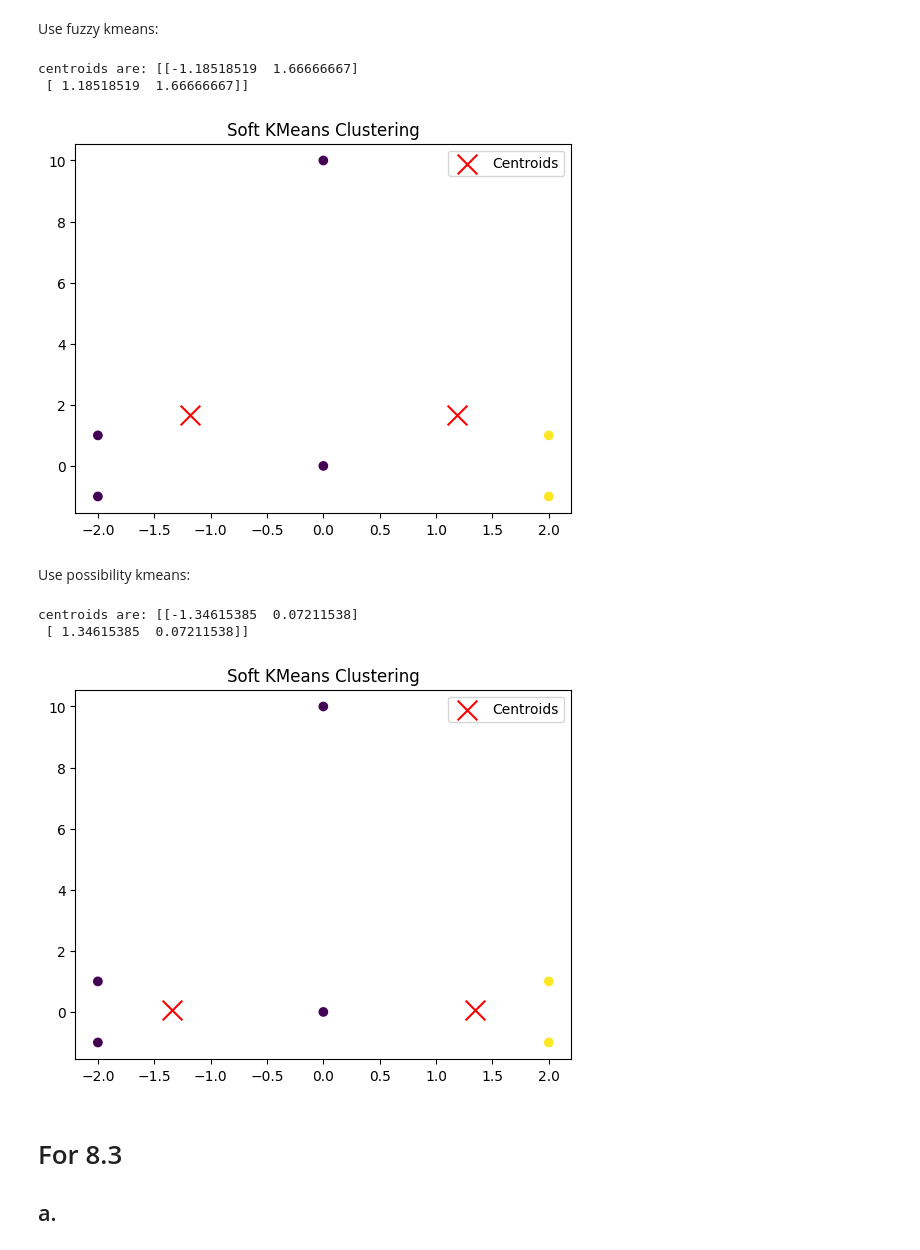
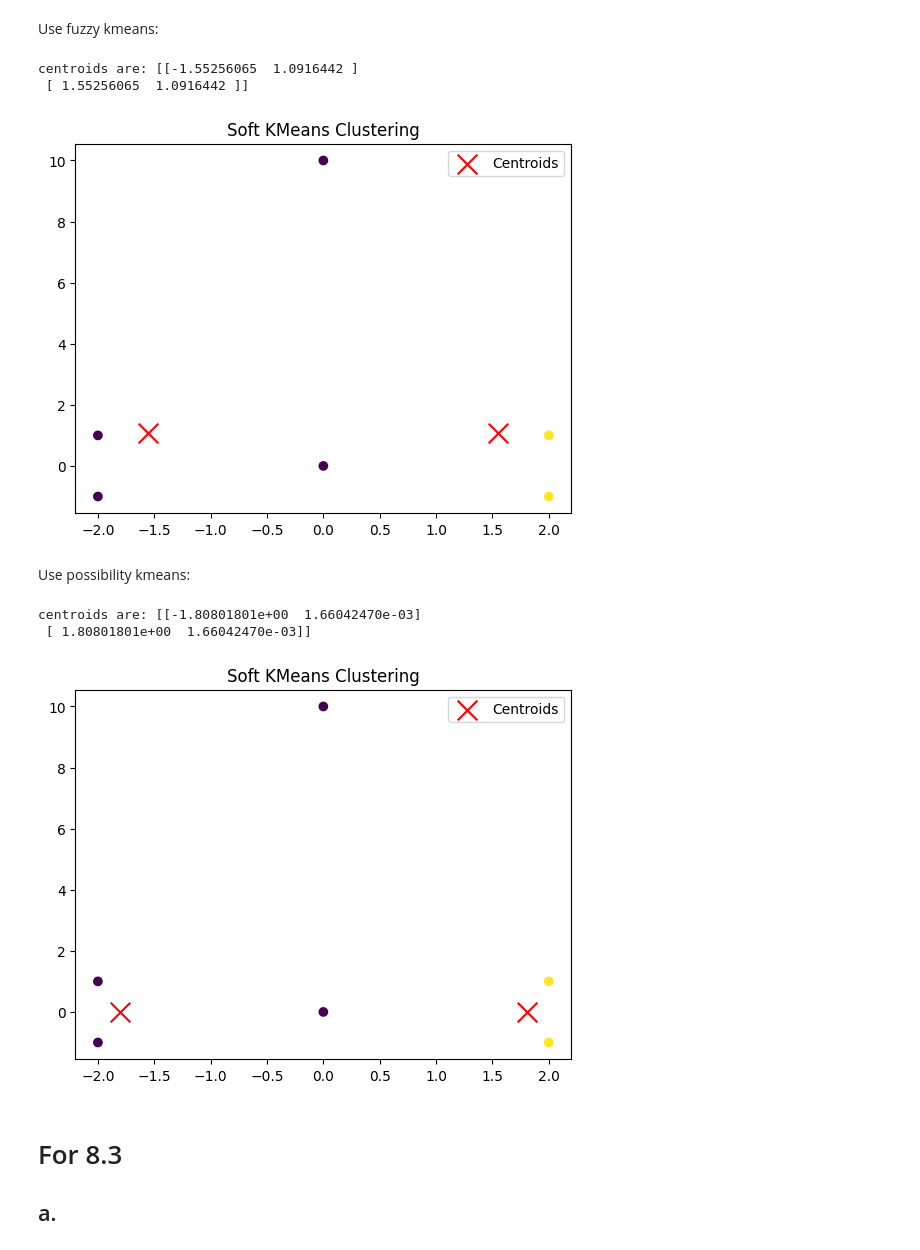
Before and after one commit to Ethylene9160/SDM359_Advanced_Machine_Learning, a Jupyter notebook: assignment/ass11/ass11.ipynb, the cells around one changed output. Saved outputs shown, nothing was run; the diff lists cells and outputs as text; code cells hidden in the pictures.

```diff
--- a/assignment/ass11/ass11.ipynb
+++ b/assignment/ass11/ass11.ipynb
@@ -109,21 +94,21 @@ kmeans_82 = mkm.SoftKMeansForAss(k=2,beta=2.0, epochs=1)  # beta参数控制soft
 # %% [markdown]
 Use fuzzy kmeans:
 # %%
-kmeans_82.fit_fuzzy(data_82, init_centroids=center_82)
+kmeans_82.fit_fuzzy(data_82, init_centroids=center_82.copy())
 draw(kmeans_82.labels_, kmeans_82.centroids, 'Soft KMeans Clustering', data_82)
 # %% [output]
-centroids are: [[-1.18518519  1.66666667]
- [ 1.18518519  1.66666667]]
+centroids are: [[-1.55256065  1.0916442 ]
+ [ 1.55256065  1.0916442 ]]
-[figure, old version]
+[figure, new version]
 # %% [markdown]
 Use possibility kmeans:
 # %%
-kmeans_82.fit_possibilities(data_82, init_centroids=center_82)
+kmeans_82.fit_possibilities(data_82, init_centroids=center_82.copy())
 draw(kmeans_82.labels_, kmeans_82.centroids, 'Soft KMeans Clustering', data_82)
 # %% [output]
-centroids are: [[-1.34615385  0.07211538]
- [ 1.34615385  0.07211538]]
+centroids are: [[-1.80801801e+00  1.66042470e-03]
+ [ 1.80801801e+00  1.66042470e-03]]
-[figure, old version]
+[figure, new version]
 # %% [markdown]
 # For 8.3
 ## a.
```
Also changed, not shown: parts of 6 cells of this notebook, 1 other file.
